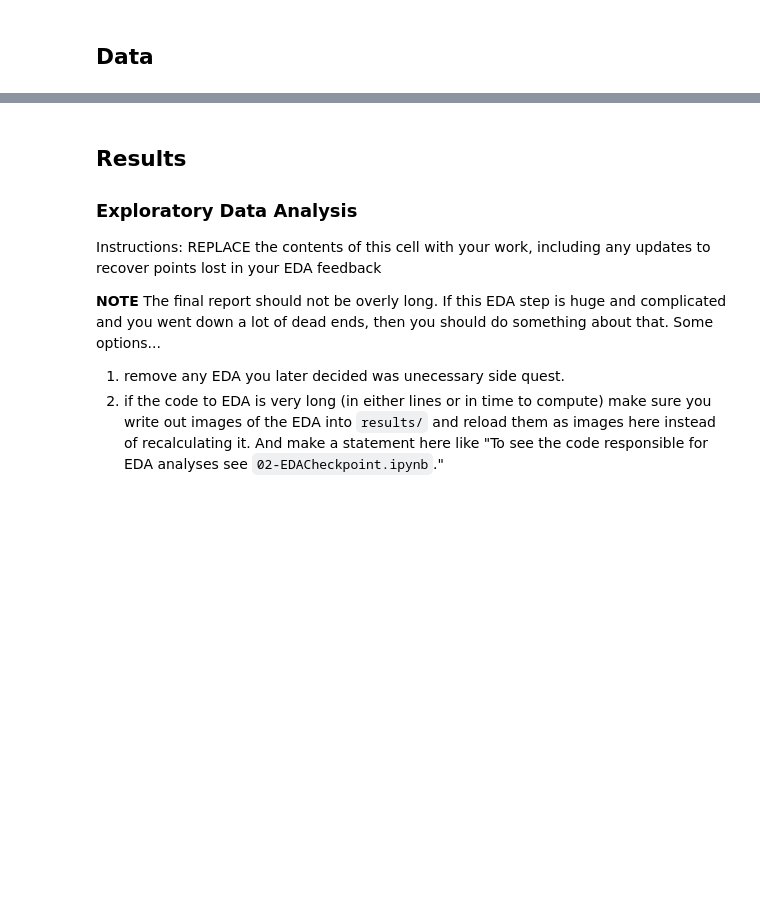
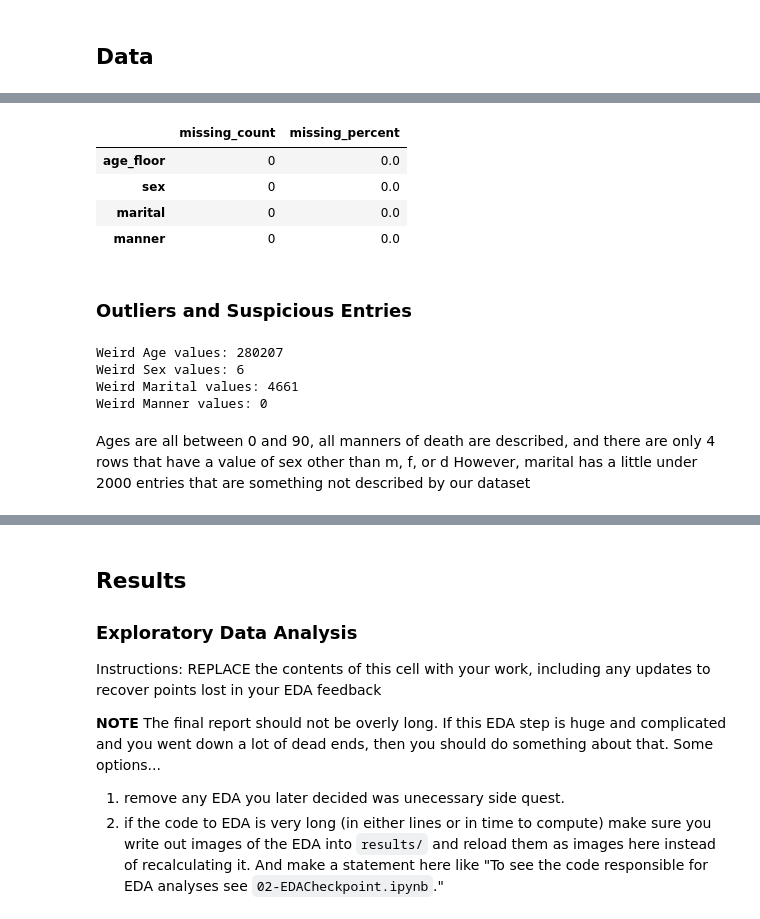
Before and after one commit to COGS108/Group069_WI26, a Jupyter notebook: 03-FinalProject.ipynb, the cells around one changed output, grey strips where cells are left out. Saved outputs shown, nothing was run; the diff lists cells and outputs as text; code cells hidden in the pictures; blank space fills up the shorter version.

```diff
--- a/03-FinalProject.ipynb
+++ b/03-FinalProject.ipynb
@@ -101,0 +286,48 @@ Instructions: REPLACE the contents of this cell with your work, including any up
+# %%
+df_clean = df.fillna({"sex":"d"}, inplace = False)
+df_clean = df_clean.dropna()
+
+missing_counts = df_clean.isna().sum()
+missing_percent = df_clean.isna().mean() * 100
+
+missing_summary = pd.DataFrame({
+    "missing_count": missing_counts,
+    "missing_percent": missing_percent
+}).sort_values("missing_percent", ascending=False)
+
+missing_summary
+# %% [output]
+|  | missing_count | missing_percent |
+| age_floor | 0 | 0.0 |
+| sex | 0 | 0.0 |
+| marital | 0 | 0.0 |
+| manner | 0 | 0.0 |
+# %% [markdown]
+### Outliers and Suspicious Entries
+# %%
+flag_age = (df_clean["age_floor"] < 0) | (df_clean["age_floor"] > 90)
+flag_sex = (((df_clean["sex"] == "m") | (df_clean["sex"] == "f")) | (df_clean["sex"] == "d")).apply(lambda x: not x)
+
+marital = df_clean["marital"]
+flag_marital = (((marital == "m") | (marital == "s")) | ((marital == "d") | (marital == "w"))).apply(lambda x: not x)
+
+manner = df_clean["manner"]
+def manner_checker(val):
+    for letter in ["nashcpt"]:
+        # n, a, s, h, c, p, t are the indicators for manner of death (n = natural, a = accident, etc)
+        if val == letter:
+            return False
+flag_manner = manner.apply(manner_checker)
+
+print(f"Weird Age values: {flag_age.sum()}")
+print(f"Weird Sex values: {flag_sex.sum()}")
+print(f"Weird Marital values: {flag_marital.sum()}")
+print(f"Weird Manner values: {flag_manner.sum()}")
+# %% [output]
+Weird Age values: 280207
+Weird Sex values: 6
+Weird Marital values: 4661
+Weird Manner values: 0
+# %% [markdown]
+Ages are all between 0 and 90, all manners of death are described, and there are only 4 rows that have a value of sex other than m, f, or d
+However, marital has a little under 2000 entries that are something not described by our dataset
```
Also changed, not shown: parts of 39 cells of this notebook, 2 other files.
